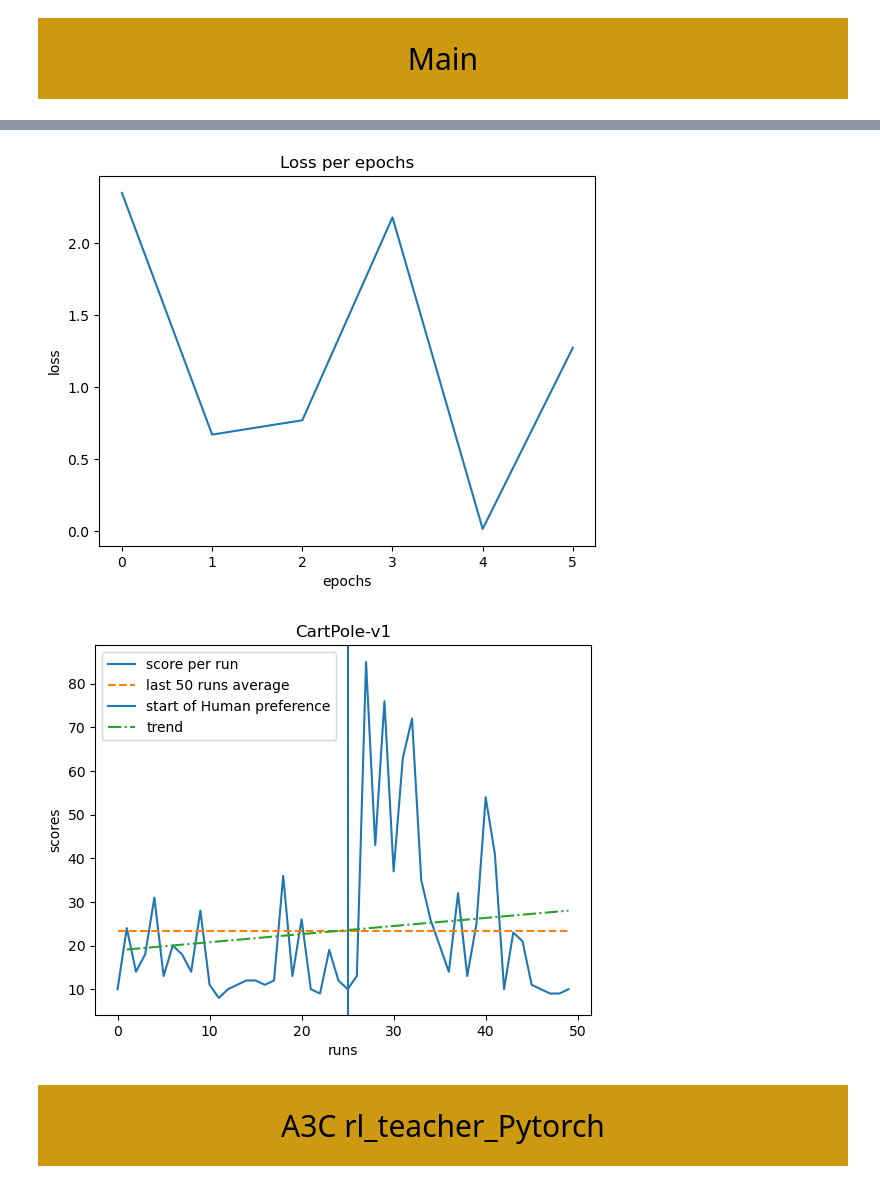
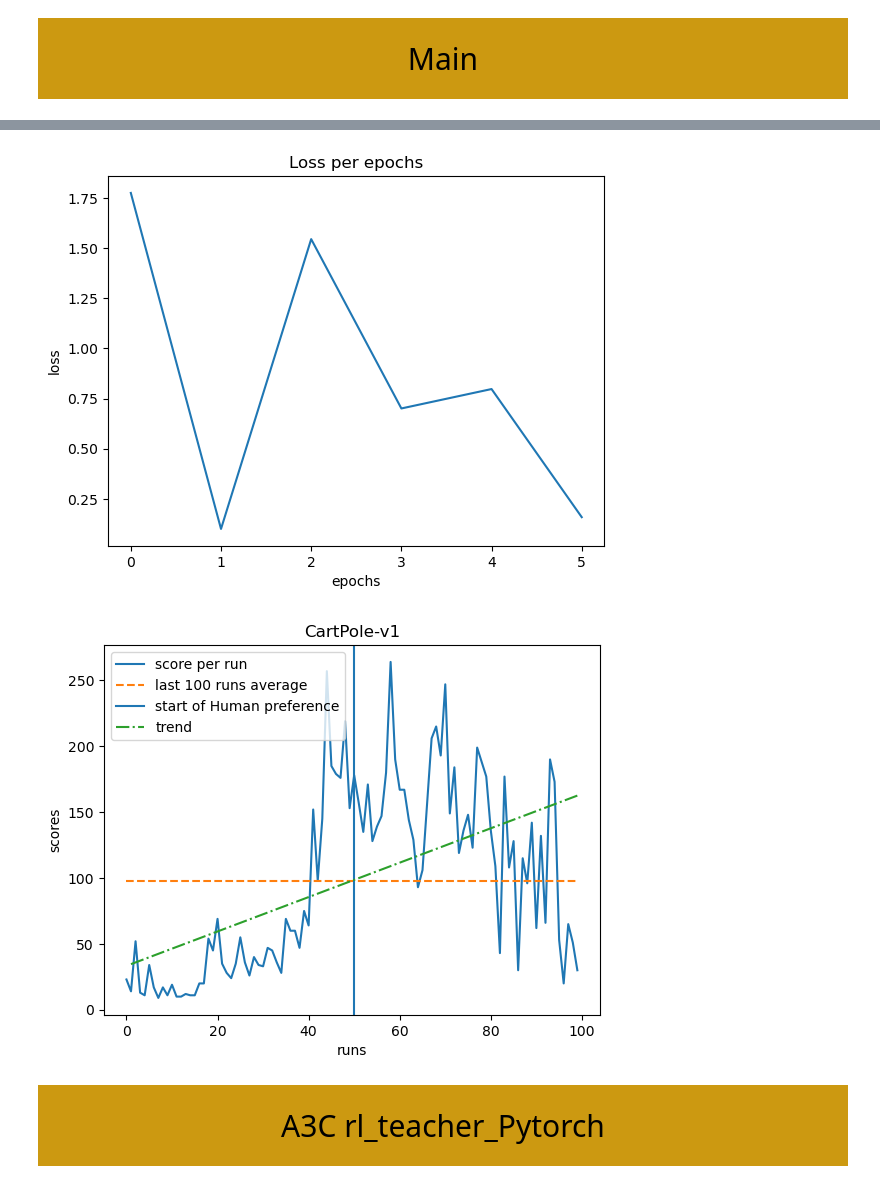
Before and after one commit to Ohm-T/Deep-Reinforcement-Learning-from-Human-Preferences, a Jupyter notebook: DRL_human_preferences.ipynb, the cells around one changed output, grey strips where cells are left out. Cells and saved outputs as stored; diff of their text form; code cells hidden in the pictures.

```diff
--- a/DRL_human_preferences.ipynb
+++ b/DRL_human_preferences.ipynb
@@ -248,7 +248,7 @@ EXPLORATION_MAX = 1.0
 EXPLORATION_MIN = 0.01
 EXPLORATION_DECAY = 0.995
 
-CONSECUTIVE_RUNS_TO_SOLVE = 100
+CONSECUTIVE_RUNS_TO_SOLVE = 200
 
 
 class NN(nn.Module):
@@ -313,7 +313,7 @@ class DQNSolver:
             loss = self.criterion(y_hat, y)
             self.optimizer.zero_grad()
             loss.backward()
-            self.optimizer.step()     # TODO
+            self.optimizer.step()
         self.exploration_rate *= EXPLORATION_DECAY
         self.exploration_rate = max(EXPLORATION_MIN, self.exploration_rate)
 
@@ -353,10 +353,7 @@ class DQNSolver:
 
         plt.legend(loc="upper left")
         plt.show()
-        # datetime_str = datetime.datetime.now().strftime("%Y-%m-%d_%H-%M-%S")
-        # path = os.path.join(pathlib.Path().absolute(), 'plots', 'dqn', 'dqn_score_' + mode + '_' + datetime_str + ".png")
-        # plt.savefig(path, bbox_inches="tight")
-        # plt.close()
+
 
 
 def cartpole():
@@ -366,7 +363,7 @@ def cartpole():
     dqn_solver = DQNSolver(observation_space, action_space)
     hp_model = HumanPreference(observation_space, action_space)
     run = 0
-    episodes = 50
+    episodes = 100
     for i in range(episodes):
         run += 1
         state = env.reset()
@@ -394,7 +391,7 @@ def cartpole():
                 break
             dqn_solver.experience_replay()
 
-        if run % 5 == 0 and mode == "Human":
+        if run % 10 == 0 and mode == "Human":
             hp_model.ask_human()
             hp_model.train()
 
@@ -449,5 +423,5 @@ neutral
-[figure, old version]
+[figure, new version]
-[figure, old version]
+[figure, new version]
 # %% [markdown]
 <p style="background-color:#CC9911;text-align:center;vertical-align: middle;padding:30px;font-family:courier;font-size:30px;color:black">
     A3C rl_teacher_Pytorch
```
Also changed, not shown: parts of 1 cell of this notebook.
